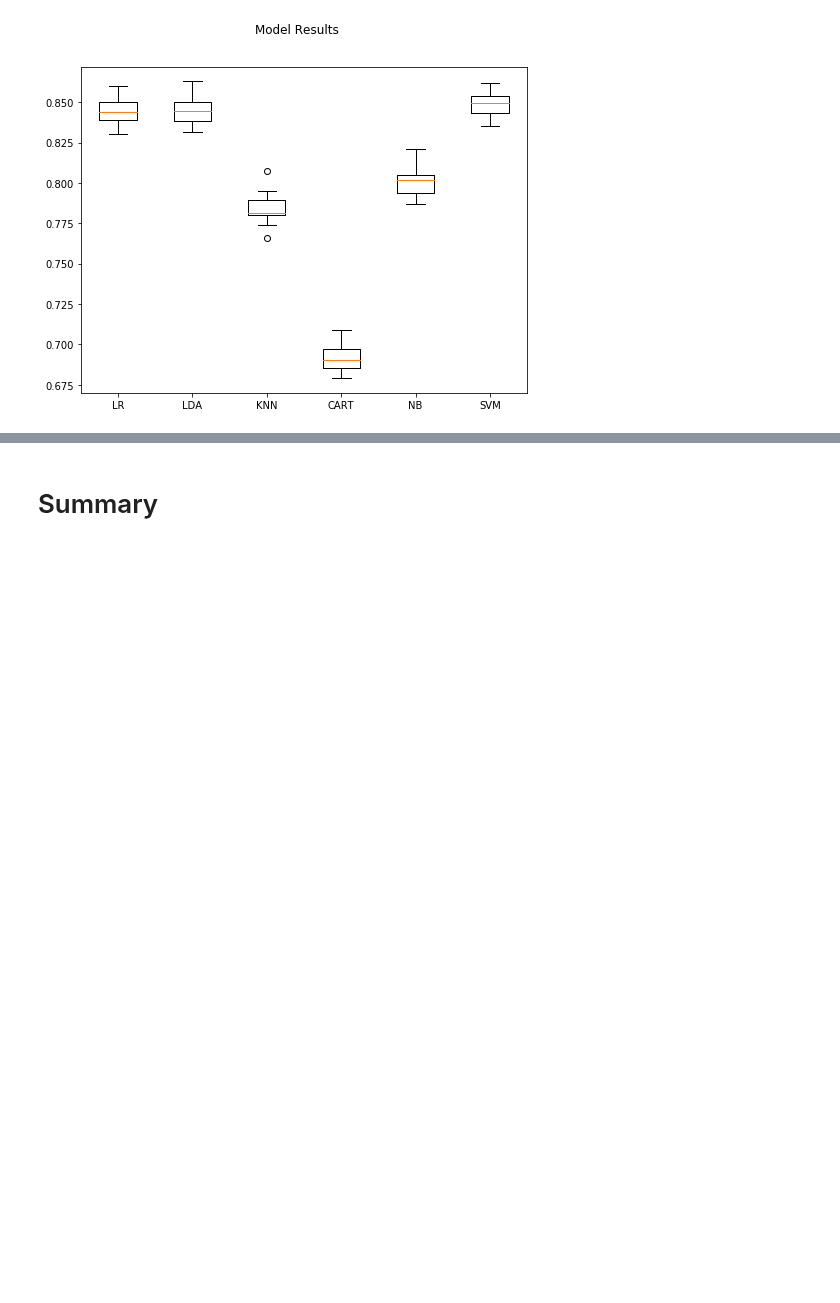
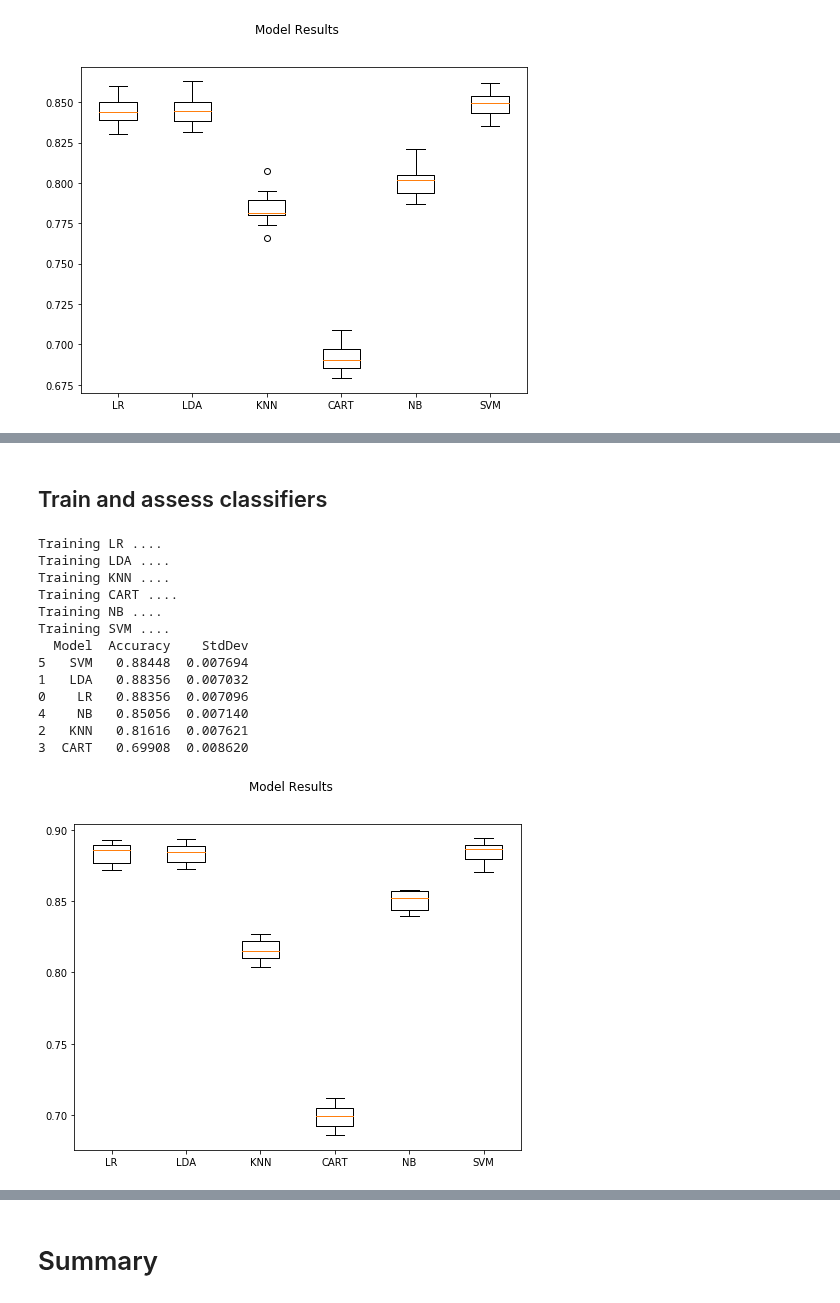
Before and after one commit to nrasch/Portfolio, a Jupyter notebook: Machine-Learning/Python/04-Classic-Datasets/Model-06.p4.ipynb, the cells around one changed output, grey strips where cells are left out. Saved outputs shown, nothing was run; the diff lists cells and outputs as text; code cells hidden in the pictures; blank space fills up the shorter version.

Commit message:
Further work on Doc2Vec write-up - Model-06.p4.ipynb

```diff
--- a/Machine-Learning/Python/04-Classic-Datasets/Model-06.p4.ipynb
+++ b/Machine-Learning/Python/04-Classic-Datasets/Model-06.p4.ipynb
@@ -190,8 +183,0 @@ First, read in the labeled training data (which we've done before) as well as th
-# %%
-# Pull in the labeled data
-labeledTrainData = os.path.join(dataPath, 'labeledTrainData.tsv')
-df = pd.read_csv(labeledTrainData, sep = '\t', header = 0, quoting = 3)
-
-# Pull in the unlabeled data since it can also be utilized by Word2Vec
-# unlabeledTrainData = os.path.join(dataPath, 'unlabeledTrainData.tsv')
-# dfUn = pd.read_csv(unlabeledTrainData, sep = '\t', header = 0, quoting = 3)
@@ -721,33 +417,0 @@ plt.show()
-# %%
-def trainModels(xTrain, yTrain, modelsToRun = ['LR', 'LDA', 'SVM']):
-    # Init vars
-    folds = 10
-    seed = 10
-    models = []
-    results = {}
-
-    # Use accuracy since this is a classification
-    score = 'accuracy'
-
-    # Instantiate model objects
-    models.append(('LR', LogisticRegression()))
-    models.append(('LDA', LinearDiscriminantAnalysis()))
-    models.append(('KNN', KNeighborsClassifier()))
-    models.append(('CART', DecisionTreeClassifier()))
-    models.append(('NB', GaussianNB()))
-    models.append(('SVM', SVC()))
-
-    # Create a Pandas DF to hold all our spiffy results
-    _df = pd.DataFrame(columns = ['Model', 'Accuracy', 'StdDev'])
-
-    # Run the models
-    for modelName, model in models:
-        if (modelName in modelsToRun) or (modelsToRun == 'all'):
-            print("Training", modelName, "....")
-            # Implement K-fold cross validation where K = 10
-            kFold = KFold(n_splits = folds, random_state = seed)
-            results[modelName] = cross_val_score(model, xTrain, yTrain, cv = kFold, scoring = score)
-            _df.loc[len(_df)] = list([modelName, results[modelName].mean(), results[modelName].std()])
-
-    # Print results sorted by Mean desc, StdDev asc, Model asc
-    return(results, _df)
@@ -765,0 +467,21 @@ Training LDA ....
+# %% [markdown]
+## Train and assess classifiers
+# %%
+results, _df = trainModels(doc2vecModel.docvecs, df.iloc[:, 1], modelsToRun = 'all')
+print(_df.sort_values(by = ['Accuracy', 'StdDev', 'Model'], ascending = [False, True, True]))
+makeWhisker(results)
+# %% [output]
+Training LR ....
+Training LDA ....
+Training KNN ....
+Training CART ....
+Training NB ....
+Training SVM ....
+  Model  Accuracy    StdDev
+5   SVM   0.88448  0.007694
+1   LDA   0.88356  0.007032
+0    LR   0.88356  0.007096
+4    NB   0.85056  0.007140
+2   KNN   0.81616  0.007621
+3  CART   0.69908  0.008620
+[figure, added]
```
Also changed, not shown: parts of 83 cells of this notebook.
